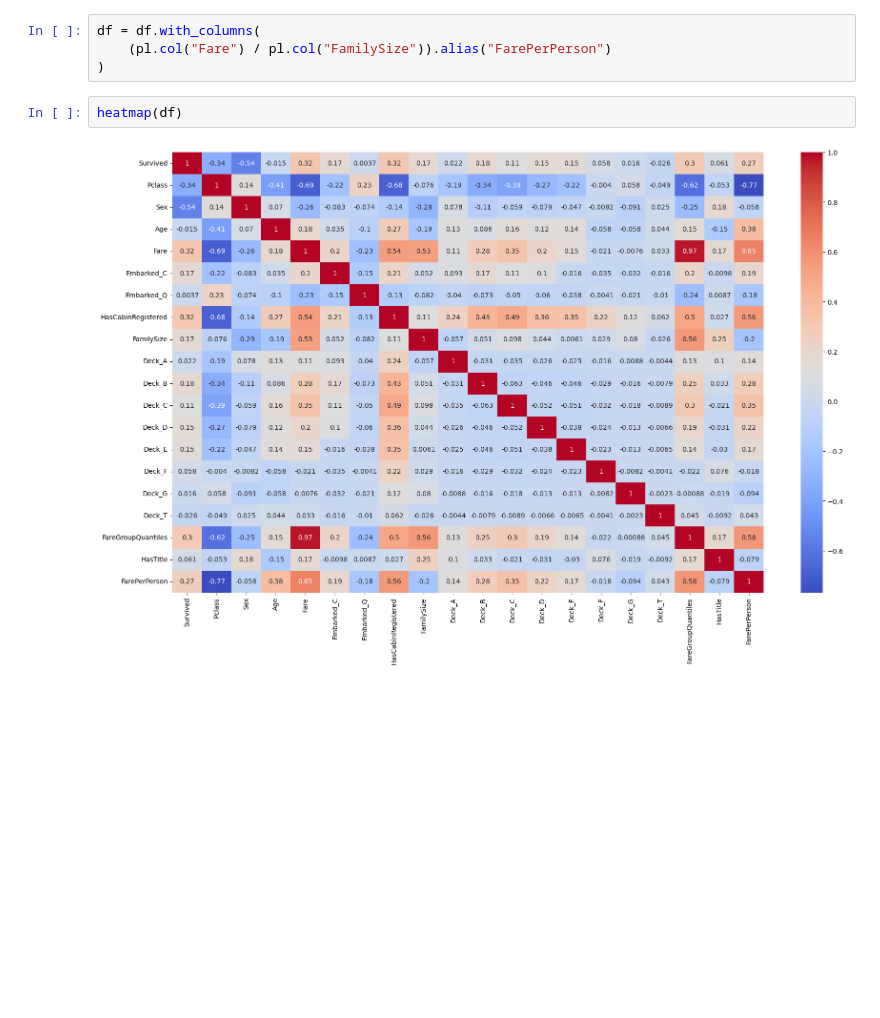
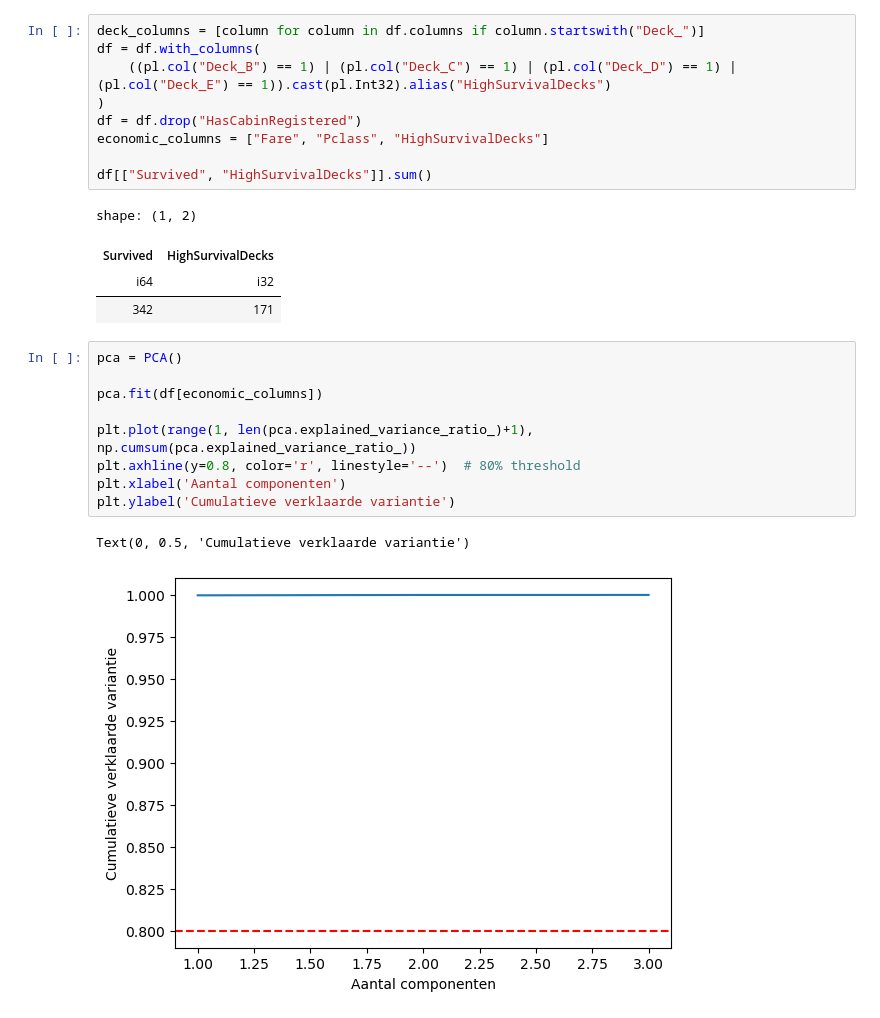
Before and after one commit to Repsajsov/Kaggle, a Jupyter notebook: advanced.ipynb, the cells around one changed output. Cells and saved outputs as stored; diff of their text form; blank space fills up the shorter version.

```diff
--- a/advanced.ipynb
+++ b/advanced.ipynb
@@ -122,8 +172,26 @@ heatmap(df)
-# %%
-df = df.with_columns(
-    (pl.col("Fare") / pl.col("FamilySize")).alias("FarePerPerson")
-)
-# %%
-heatmap(df)
-# %% [output]
-[figure, removed]
+# %%
+deck_columns = [column for column in df.columns if column.startswith("Deck_")]
+df = df.with_columns(
+    ((pl.col("Deck_B") == 1) | (pl.col("Deck_C") == 1) | (pl.col("Deck_D") == 1) | (pl.col("Deck_E") == 1)).cast(pl.Int32).alias("HighSurvivalDecks")
+)
+df = df.drop("HasCabinRegistered")
+economic_columns = ["Fare", "Pclass", "HighSurvivalDecks"]
+
+df[["Survived", "HighSurvivalDecks"]].sum()
+# %% [output]
+shape: (1, 2)
+| Survived | HighSurvivalDecks |
+| i64 | i32 |
+| 342 | 171 |
+# %%
+pca = PCA()
+
+pca.fit(df[economic_columns])
+
+plt.plot(range(1, len(pca.explained_variance_ratio_)+1), np.cumsum(pca.explained_variance_ratio_))
+plt.axhline(y=0.8, color='r', linestyle='--')  # 80% threshold
+plt.xlabel('Aantal componenten')
+plt.ylabel('Cumulatieve verklaarde variantie')
+# %% [output]
+Text(0, 0.5, 'Cumulatieve verklaarde variantie')
+[figure, added]
```
Also changed, not shown: parts of 19 cells of this notebook, 2 other files.
